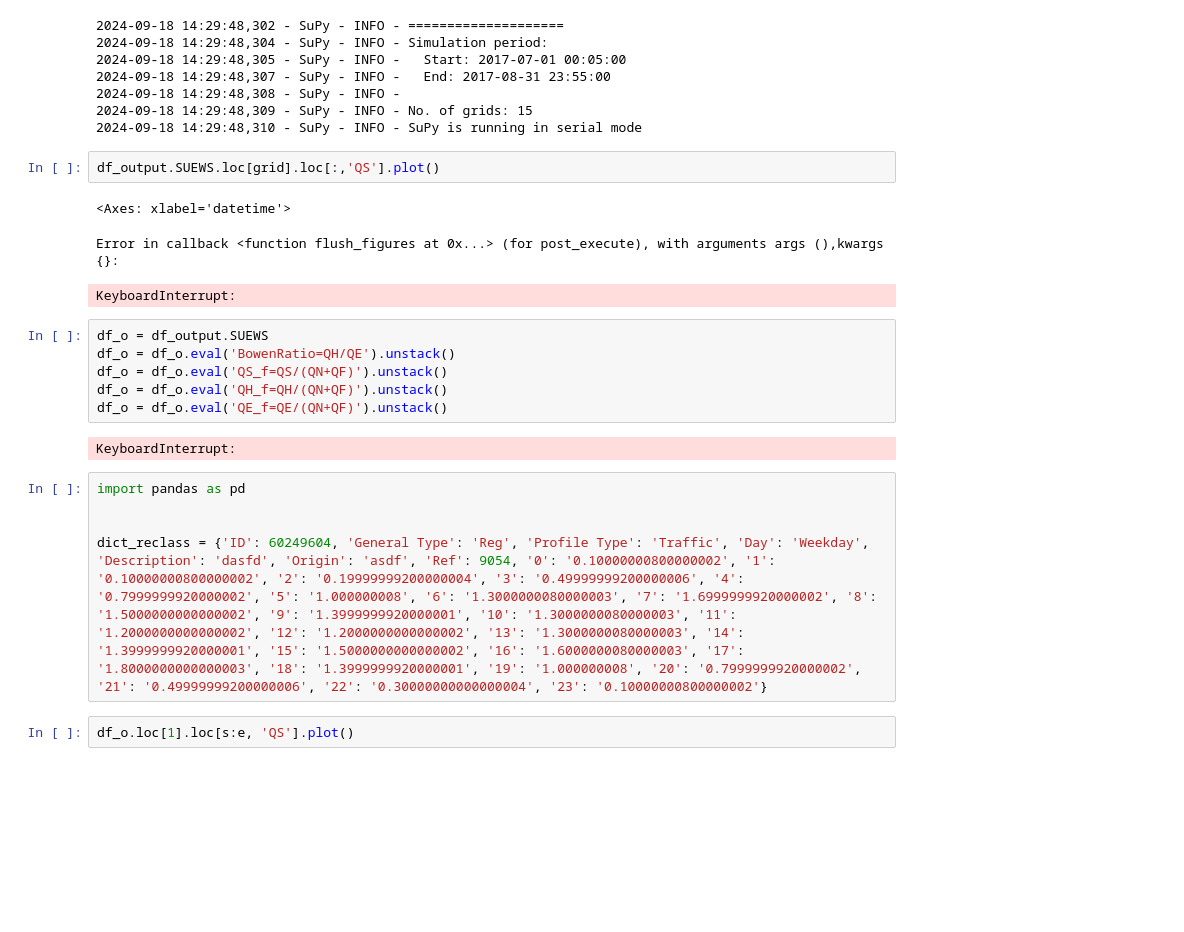
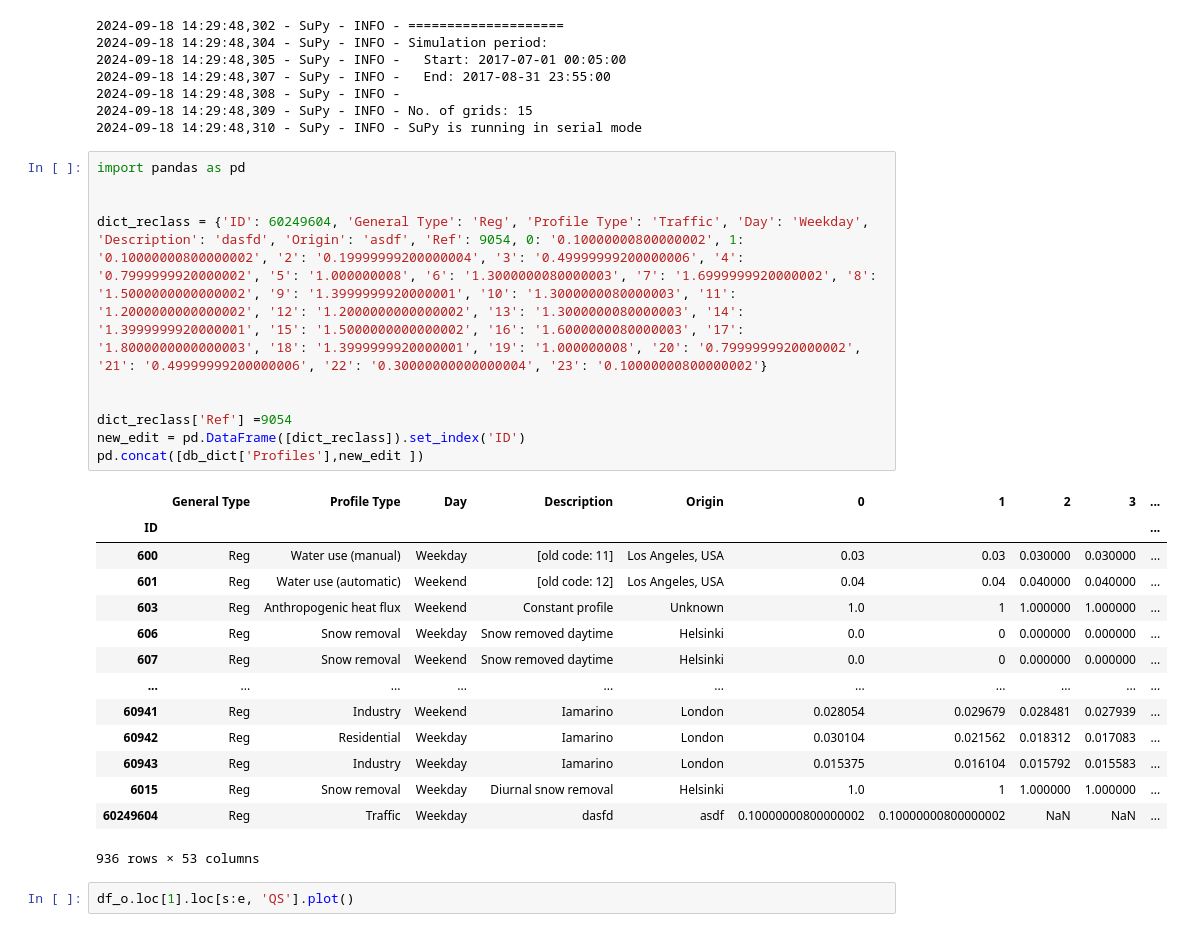
Before and after one commit to gusbacos/suews_prepare_database, a Jupyter notebook: test_database_save.ipynb, the cells around one changed output. Cells and saved outputs as stored; diff of their text form; blank space fills up the shorter version.

```diff
--- a/test_database_save.ipynb
+++ b/test_database_save.ipynb
@@ -583,25 +583,31 @@ df_output, df_state_final = sp.run_supy(df_forcing, df_state_init)
 2024-09-18 14:29:48,308 - SuPy - INFO -
 2024-09-18 14:29:48,309 - SuPy - INFO - No. of grids: 15
 2024-09-18 14:29:48,310 - SuPy - INFO - SuPy is running in serial mode
-# %%
-df_output.SUEWS.loc[grid].loc[:,'QS'].plot()
-# %% [output]
-<Axes: xlabel='datetime'>
-Error in callback <function flush_figures at 0x...> (for post_execute), with arguments args (),kwargs {}:
-KeyboardInterrupt:
-# %%
-df_o = df_output.SUEWS
-df_o = df_o.eval('BowenRatio=QH/QE').unstack()
-df_o = df_o.eval('QS_f=QS/(QN+QF)').unstack()
-df_o = df_o.eval('QH_f=QH/(QN+QF)').unstack()
-df_o = df_o.eval('QE_f=QE/(QN+QF)').unstack()
-# %% [output]
-KeyboardInterrupt:
 # %%
 import pandas as pd
 
 
-dict_reclass = {'ID': 60249604, 'General Type': 'Reg', 'Profile Type': 'Traffic', 'Day': 'Weekday', 'Description': 'dasfd', 'Origin': 'asdf', 'Ref': 9054, '0': '0.10000000800000002', '1': '0.10000000800000002', '2': '0.19999999200000004', '3': '0.49999999200000006', '4': '0.7999999920000002', '5': '1.000000008', '6': '1.3000000080000003', '7': '1.6999999920000002', '8': '1.5000000000000002', '9': '1.3999999920000001', '10': '1.3000000080000003', '11': '1.2000000000000002', '12': '1.2000000000000002', '13': '1.3000000080000003', '14': '1.3999999920000001', '15': '1.5000000000000002', '16': '1.6000000080000003', '17': '1.8000000000000003', '18': '1.3999999920000001', '19': '1.000000008', '20': '0.7999999920000002', '21': '0.49999999200000006', '22': '0.30000000000000004', '23': '0.10000000800000002'}
+dict_reclass = {'ID': 60249604, 'General Type': 'Reg', 'Profile Type': 'Traffic', 'Day': 'Weekday', 'Description': 'dasfd', 'Origin': 'asdf', 'Ref': 9054, 0: '0.10000000800000002', 1: '0.10000000800000002', '2': '0.19999999200000004', '3': '0.49999999200000006', '4': '0.7999999920000002', '5': '1.000000008', '6': '1.3000000080000003', '7': '1.6999999920000002', '8': '1.5000000000000002', '9': '1.3999999920000001', '10': '1.3000000080000003', '11': '1.2000000000000002', '12': '1.2000000000000002', '13': '1.3000000080000003', '14': '1.3999999920000001', '15': '1.5000000000000002', '16': '1.6000000080000003', '17': '1.8000000000000003', '18': '1.3999999920000001', '19': '1.000000008', '20': '0.7999999920000002', '21': '0.49999999200000006', '22': '0.30000000000000004', '23': '0.10000000800000002'}
+
+
+dict_reclass['Ref'] =9054
+new_edit = pd.DataFrame([dict_reclass]).set_index('ID')
+pd.concat([db_dict['Profiles'],new_edit ])
+# %% [output]
+|  | General Type | Profile Type | Day | Description | Origin | 0 | 1 | 2 | 3 | ... |
+| ID |  |  |  |  |  |  |  |  |  | ... |
+| 600 | Reg | Water use (manual) | Weekday | [old code: 11] | Los Angeles, USA | 0.03 | 0.03 | 0.030000 | 0.030000 | ... |
+| 601 | Reg | Water use (automatic) | Weekend | [old code: 12] | Los Angeles, USA | 0.04 | 0.04 | 0.040000 | 0.040000 | ... |
+| 603 | Reg | Anthropogenic heat flux | Weekend | Constant profile | Unknown | 1.0 | 1 | 1.000000 | 1.000000 | ... |
+| 606 | Reg | Snow removal | Weekday | Snow removed daytime | Helsinki | 0.0 | 0 | 0.000000 | 0.000000 | ... |
+| 607 | Reg | Snow removal | Weekend | Snow removed daytime | Helsinki | 0.0 | 0 | 0.000000 | 0.000000 | ... |
+| ... | ... | ... | ... | ... | ... | ... | ... | ... | ... | ... |
+| 60941 | Reg | Industry | Weekend | Iamarino | London | 0.028054 | 0.029679 | 0.028481 | 0.027939 | ... |
+| 60942 | Reg | Residential | Weekday | Iamarino | London | 0.030104 | 0.021562 | 0.018312 | 0.017083 | ... |
+| 60943 | Reg | Industry | Weekday | Iamarino | London | 0.015375 | 0.016104 | 0.015792 | 0.015583 | ... |
+| 6015 | Reg | Snow removal | Weekday | Diurnal snow removal | Helsinki | 1.0 | 1 | 1.000000 | 1.000000 | ... |
+| 60249604 | Reg | Traffic | Weekday | dasfd | asdf | 0.10000000800000002 | 0.10000000800000002 | NaN | NaN | ... |
+936 rows × 53 columns
 # %%
 df_o.loc[1].loc[s:e, 'QS'].plot()
 # %% [output]
```
Also changed, not shown: parts of 2 cells of this notebook, 3 other files.
